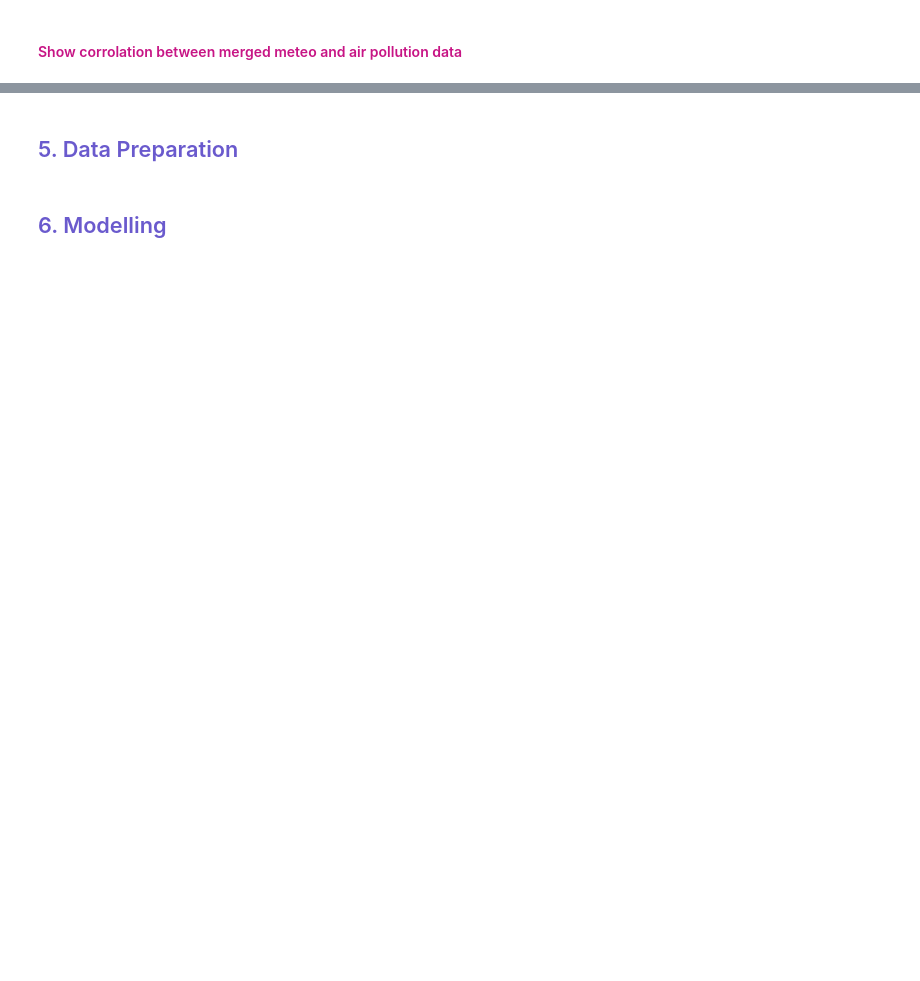
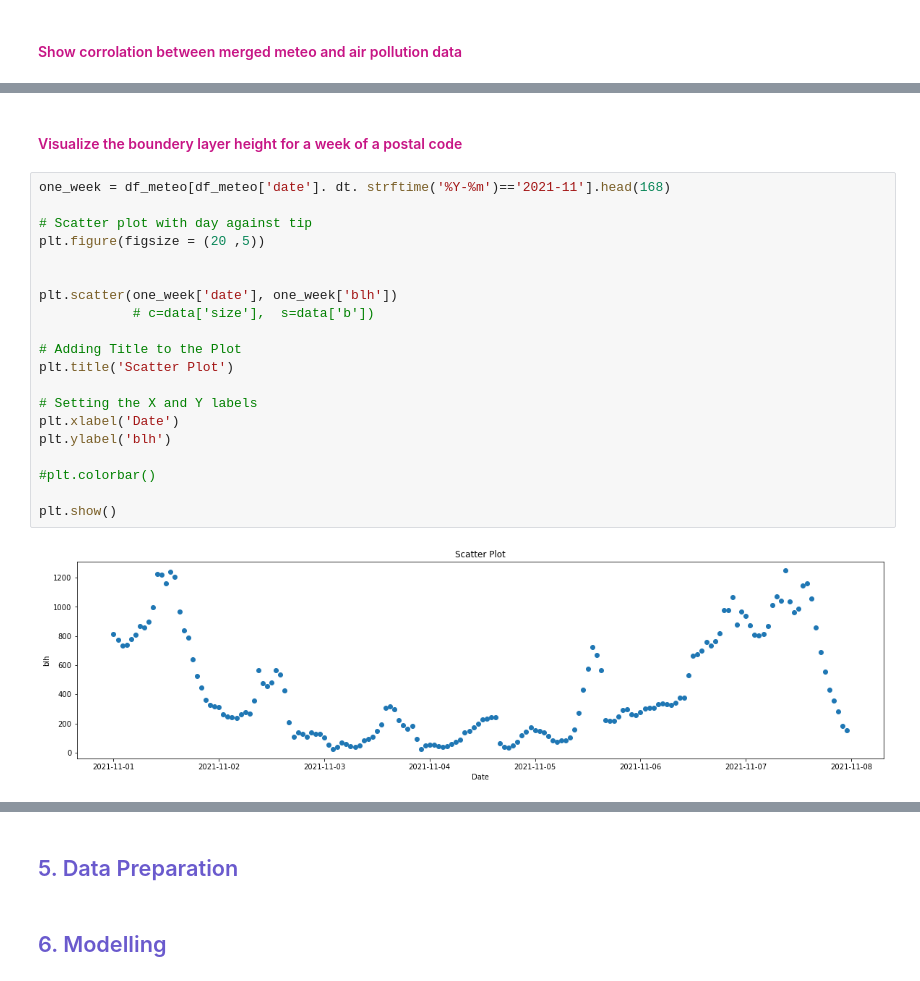
Before and after one commit to rawan-a-d/Air-Quality-Prediction, a Jupyter notebook: meteo-notebook.ipynb, the cells around one changed output, grey strips where cells are left out. Drawn from its saved outputs; the diff is of its cells as text; blank space fills up the shorter version.

Commit message:
Added scatterplots

```diff
--- a/meteo-notebook.ipynb
+++ b/meteo-notebook.ipynb
@@ -255,0 +260,24 @@ plt.ylabel('Inhalable particles with diameter of 2.5 micrometers or smaller');
+# %% [markdown]
+<h4><font color=mediumvioletred> Visualize the boundery layer height for a week of a postal code </font></h4>
+# %%
+one_week = df_meteo[df_meteo['date']. dt. strftime('%Y-%m')=='2021-11'].head(168)
+
+# Scatter plot with day against tip
+plt.figure(figsize = (20 ,5))
+
+
+plt.scatter(one_week['date'], one_week['blh'])
+            # c=data['size'],  s=data['b'])
+
+# Adding Title to the Plot
+plt.title('Scatter Plot')
+
+# Setting the X and Y labels
+plt.xlabel('Date')
+plt.ylabel('blh')
+
+#plt.colorbar()
+
+plt.show()
+# %% [output]
+[figure, added]
```
Also changed, not shown: parts of 11 cells of this notebook.
